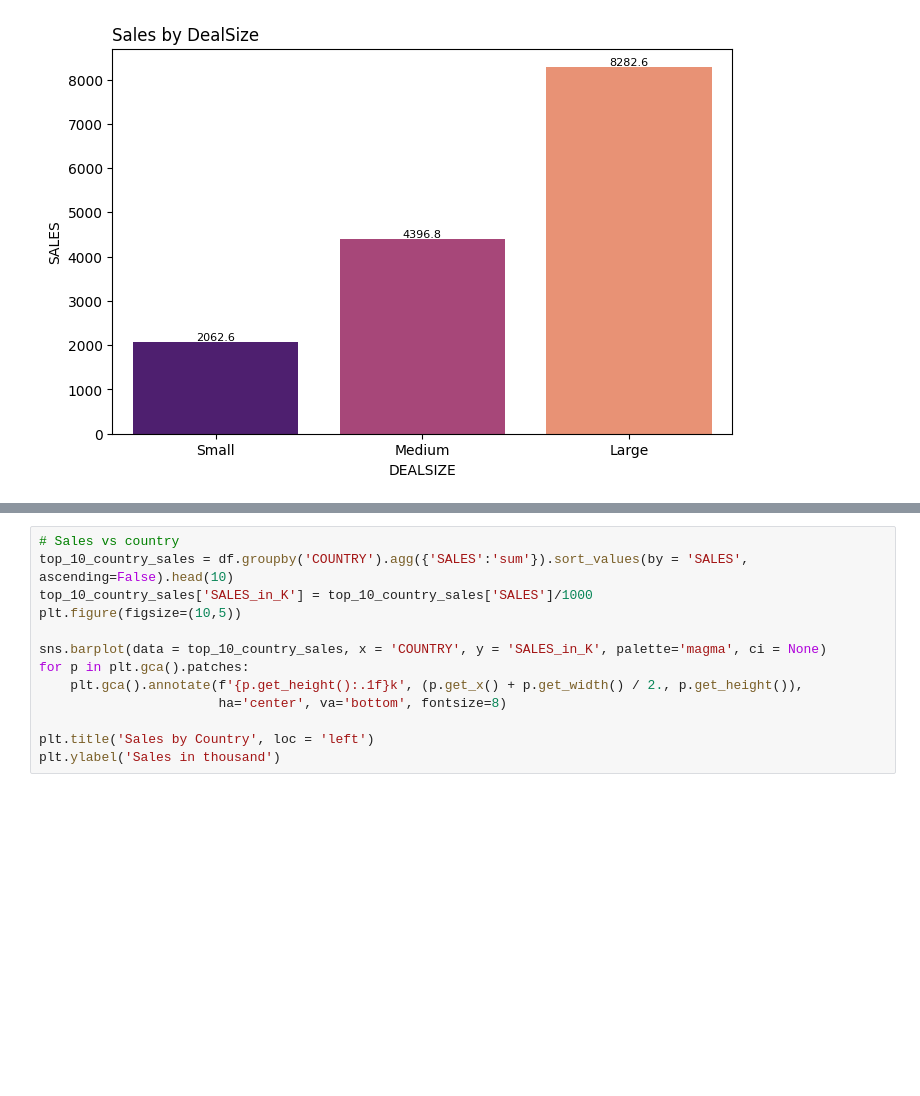
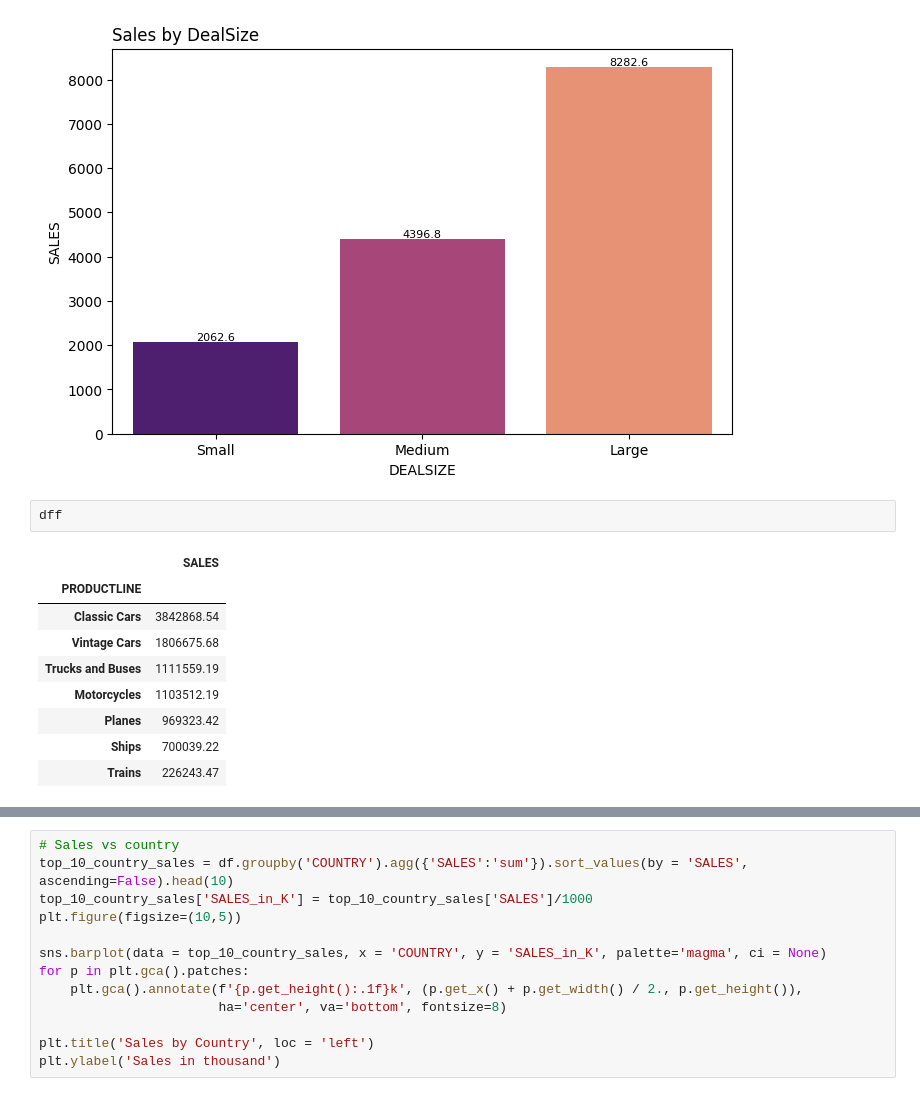
Before and after one commit to DataNerdss/Automobile_Sales_Analysis_Project, a Jupyter notebook: car_sales_analysis.ipynb, the cells around one changed output, grey strips where cells are left out. Drawn from its saved outputs; the diff is of its cells as text; blank space fills up the shorter version.

```diff
--- a/car_sales_analysis.ipynb
+++ b/car_sales_analysis.ipynb
@@ -401,5 +401,17 @@ plt.title('Sales by DealSize', loc = 'left')
 # %% [output]
 Text(0.0, 1.0, 'Sales by DealSize')
 [figure]
+# %%
+dff
+# %% [output]
+|  | SALES |
+| PRODUCTLINE |  |
+| Classic Cars | 3842868.54 |
+| Vintage Cars | 1806675.68 |
+| Trucks and Buses | 1111559.19 |
+| Motorcycles | 1103512.19 |
+| Planes | 969323.42 |
+| Ships | 700039.22 |
+| Trains | 226243.47 |
 # %%
 # Sales vs Productline
```
Also changed, not shown: parts of 3 cells of this notebook, 4 other files.
